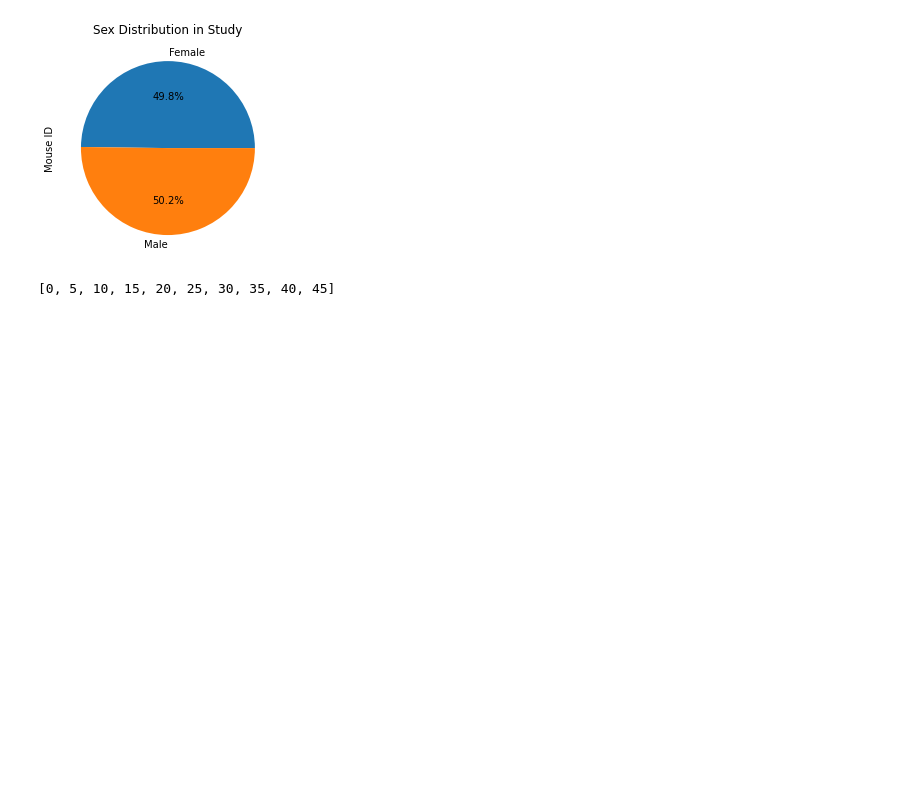
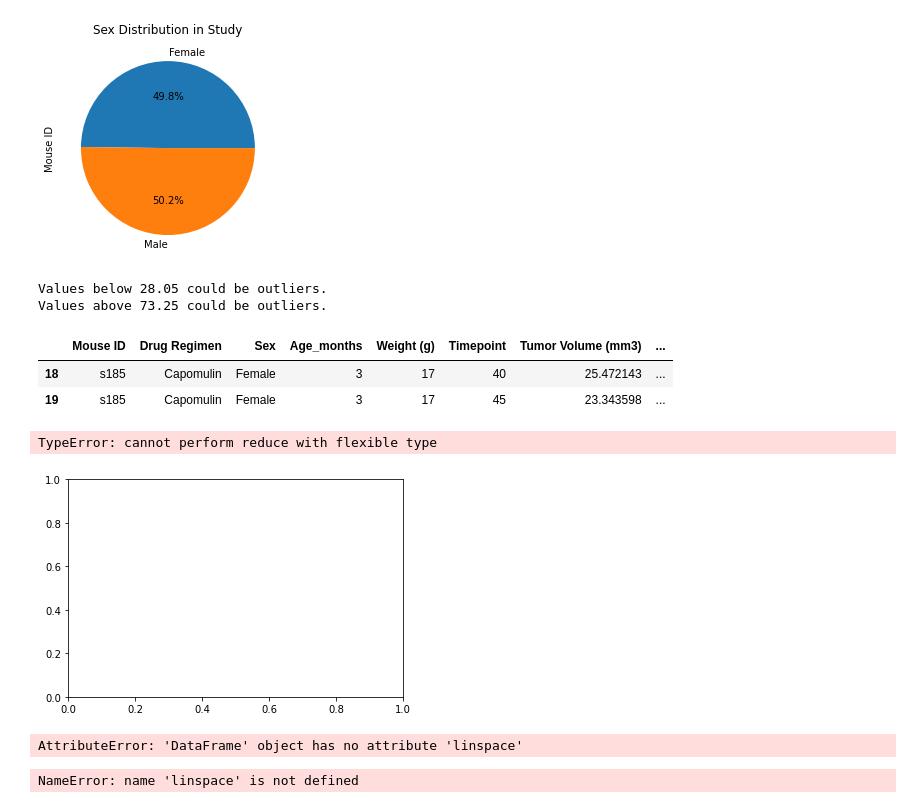
Before and after one commit to Geogith/Anti-Cancer-Skin-Treatment-Study, a Jupyter notebook: mice_study/Pymaceut.ipynb, the cells around one changed output. Saved outputs shown, nothing was run; the diff lists cells and outputs as text; code cells hidden in the pictures; blank space fills up the shorter version.

Commit message:
Developing Outliers and Box Plot

```diff
--- a/mice_study/Pymaceut.ipynb
+++ b/mice_study/Pymaceut.ipynb
@@ -187,29 +186,46 @@ dfsexcount.plot.pie(title="Sex Distribution in Study", \
 <AxesSubplot:title={'center':'Sex Distribution in Study'}, ylabel='Mouse ID'>
 [figure]
 # %%
-# 5. Calculate the final tumor volume of each mouse across four of the most promising treatment regimens: Capomulin, Ramicane, Infubinol, and Ceftamin.
-#    Calculate the quartiles and IQR and quantitatively determine if there are any potential outliers across all four treatment regimens.
-
-tumorvolumes = [0, 5, 10, 15, 20, 25, 30, 35, 40, 45]
+# 5. Calculate the final tumor volume of each mouse across four of the most promising treatment regimens:
+#    Capomulin, Ramicane, Infubinol, and Ceftamin.
+#    Calculate the quartiles and IQR and quantitatively determine if there are any potential outliers across
+#    all four treatment regimens.
 
 
-# quartiles = combine_mouse_study
-# tumor_vloume.quartile()
-# quartiles
+capomulin = df.loc[df["Drug Regimen"] =="Capomulin"]
 
-# IQR = Q3 - Q1
+capotreatment = capomulin.quantile([0.25, 0.75])
+capotreatment = df["Tumor Volume (mm3)"].quantile([0.25, 0.75])
+capotreatment[0.25]
+
+IQR = capotreatment[0.75] - capotreatment[0.25]
+
+lower_bound = round(capotreatment[0.25]- (1.5*IQR), 2)
+upper_bound = round(capotreatment[0.75] + (1.5*IQR), 2)
+print(f"Values below {lower_bound} could be outliers.")
+print(f"Values above {upper_bound} could be outliers.")
+
+outliers = capomulin.loc[capomulin["Tumor Volume (mm3)"] < lower_bound] # or (capomulin["Tumor Volume (mm3)"] > upper_bound)]
+outliers
 # %% [output]
-[0, 5, 10, 15, 20, 25, 30, 35, 40, 45]
+Values below 28.05 could be outliers.
+Values above 73.25 could be outliers.
+|  | Mouse ID | Drug Regimen | Sex | Age_months | Weight (g) | Timepoint | Tumor Volume (mm3) | ... |
+| 18 | s185 | Capomulin | Female | 3 | 17 | 40 | 25.472143 | ... |
+| 19 | s185 | Capomulin | Female | 3 | 17 | 45 | 23.343598 | ... |
 # %%
-# 6. Using Matplotlib, generate a box and whisker plot of the final tumor volume for all four treatment regimens and highlight
-#     any potential outliers in the plot by changing their color and style.
+# 6. Using Matplotlib, generate a box and whisker plot of the final tumor volume for all four treatment regimens
+#    and highlight any potential outliers in the plot by changing their color and style.
 
-tumorvolumes = [0, 5, 10, 15, 20, 25, 30, 35, 40, 45, 50]
+
 # Create boxplot
 plt.boxplot("tumorvolumes")
 # Set the size of the plot (width, height)
 plt.figure(figsize=(10,5))
 
 # Set title/labels
 plt.title("Final Tumor volume for Capomulin, Ramicane, Infubinol, and Ceftamin")
 plt.ylabel("Final Tumor Volume")
+# %% [output]
+TypeError: cannot perform reduce with flexible type
+[figure, added]
@@ -218,2 +232,29 @@ plt.ylabel("Final Tumor Volume")
+# %%
+# 7. Select a mouse that was treated with Capomulin and generate a line plot of tumor volume vs. time point for that mouse.
+
+# x = np.linspace(-1, 1, 50)
+# print(x)
+# y = 2*x + 1
+# plt.plot(x, y)
+# plt.show()
+
+capomulinmouse = combine_mouse_study.copy().groupby("Drug Regimen")["Mouse ID"]
+np = combine_mouse_study.copy()
+x = np.linspace(-1, 1, 50)
+y = 2**x + 1
+
+plt.title("Line Plot of Capomulin Treated Mouse (Tumor Volume versus Timepoint")
+plt.xlabel("Tumor Volume(mm3")
+plt.ylabel("Timepoint")
+plt.plot(x, y)
+plt.show()
+# %% [output]
+AttributeError: 'DataFrame' object has no attribute 'linspace'
 # %%
 # 8. Generate a scatter plot of mouse weight versus average tumor volume for the Capomulin treatment regimen.
+
+x = linspace(0,3*pi,200);
+y = cos(x) + rand(1,200);
+scatter(x,y)
+# %% [output]
+NameError: name 'linspace' is not defined
```
Also changed, not shown: parts of 5 cells of this notebook.
